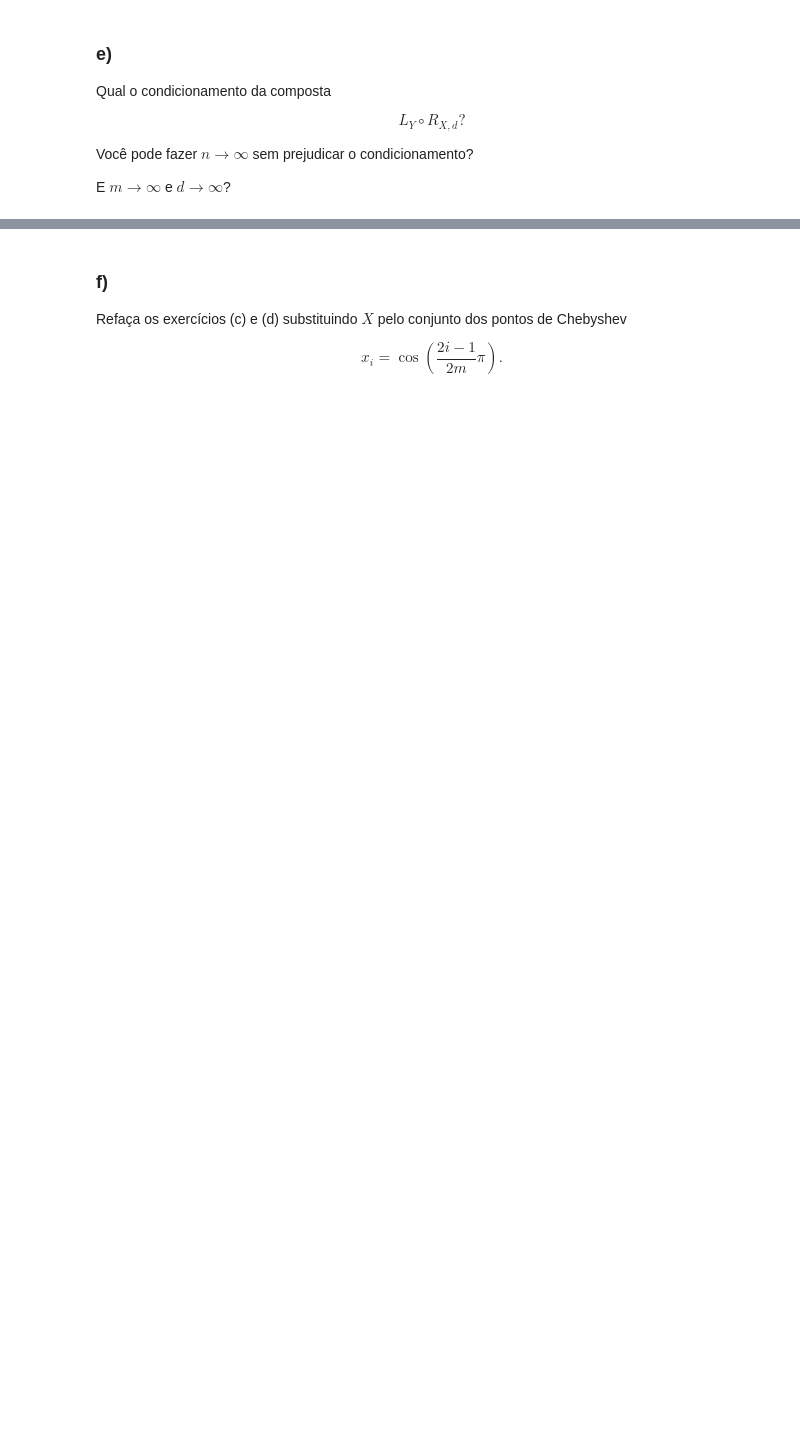
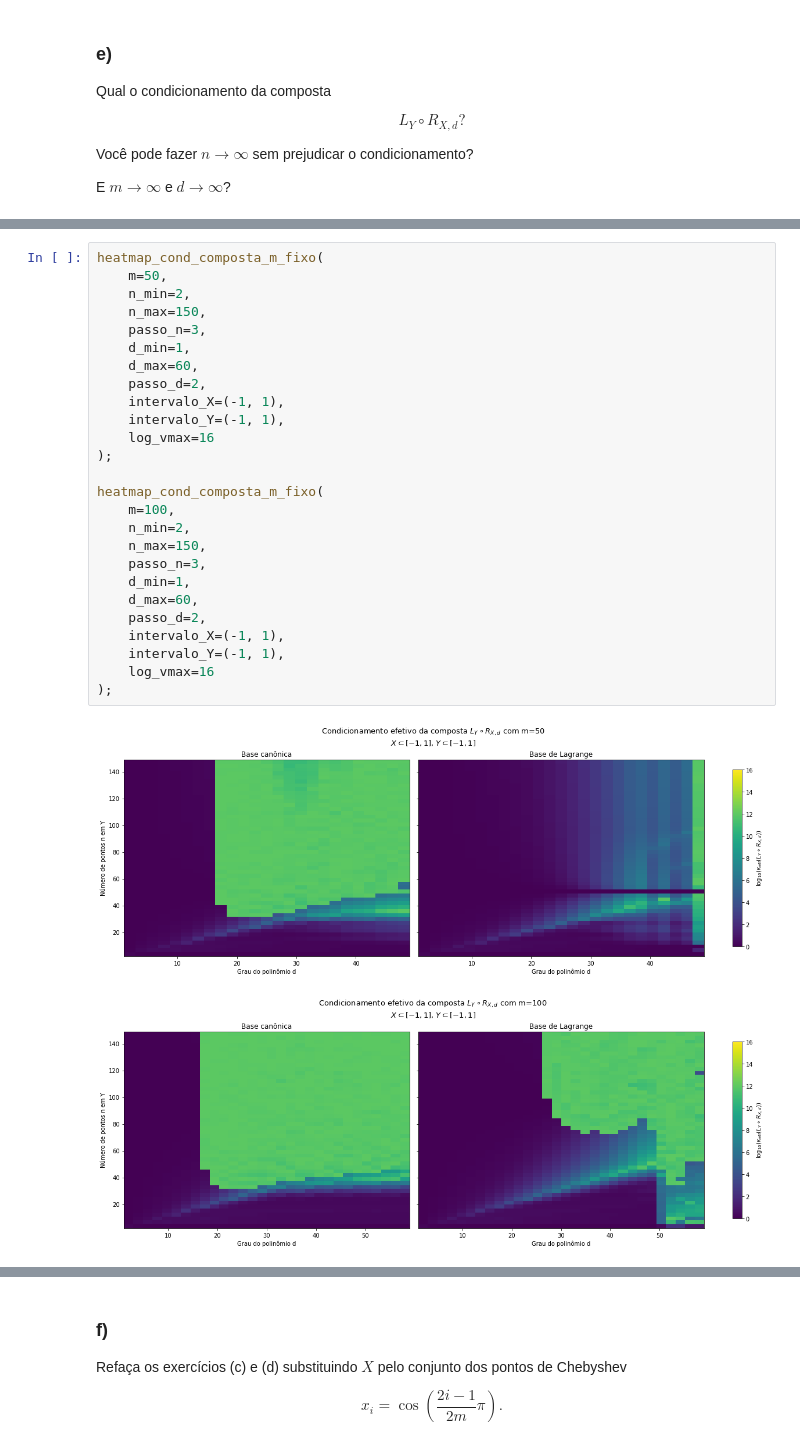
Before and after one commit to aliicerabello/fgv-aln-projeto3, a Jupyter notebook: q3.ipynb, the cells around one changed output, grey strips where cells are left out. Cells and saved outputs as stored; diff of their text form; blank space fills up the shorter version.

```diff
--- a/q3.ipynb
+++ b/q3.ipynb
@@ -613,0 +763,29 @@ def cond_heatmap_canonica(x_menor, x_maior):
+# %%
+heatmap_cond_composta_m_fixo(
+    m=50,
+    n_min=2,
+    n_max=150,
+    passo_n=3,
+    d_min=1,
+    d_max=60,
+    passo_d=2,
+    intervalo_X=(-1, 1),
+    intervalo_Y=(-1, 1),
+    log_vmax=16
+);
+
+heatmap_cond_composta_m_fixo(
+    m=100,
+    n_min=2,
+    n_max=150,
+    passo_n=3,
+    d_min=1,
+    d_max=60,
+    passo_d=2,
+    intervalo_X=(-1, 1),
+    intervalo_Y=(-1, 1),
+    log_vmax=16
+);
+# %% [output]
+[figure, added]
+[figure, added]
```
Also changed, not shown: parts of 52 cells of this notebook, 1 other file.
